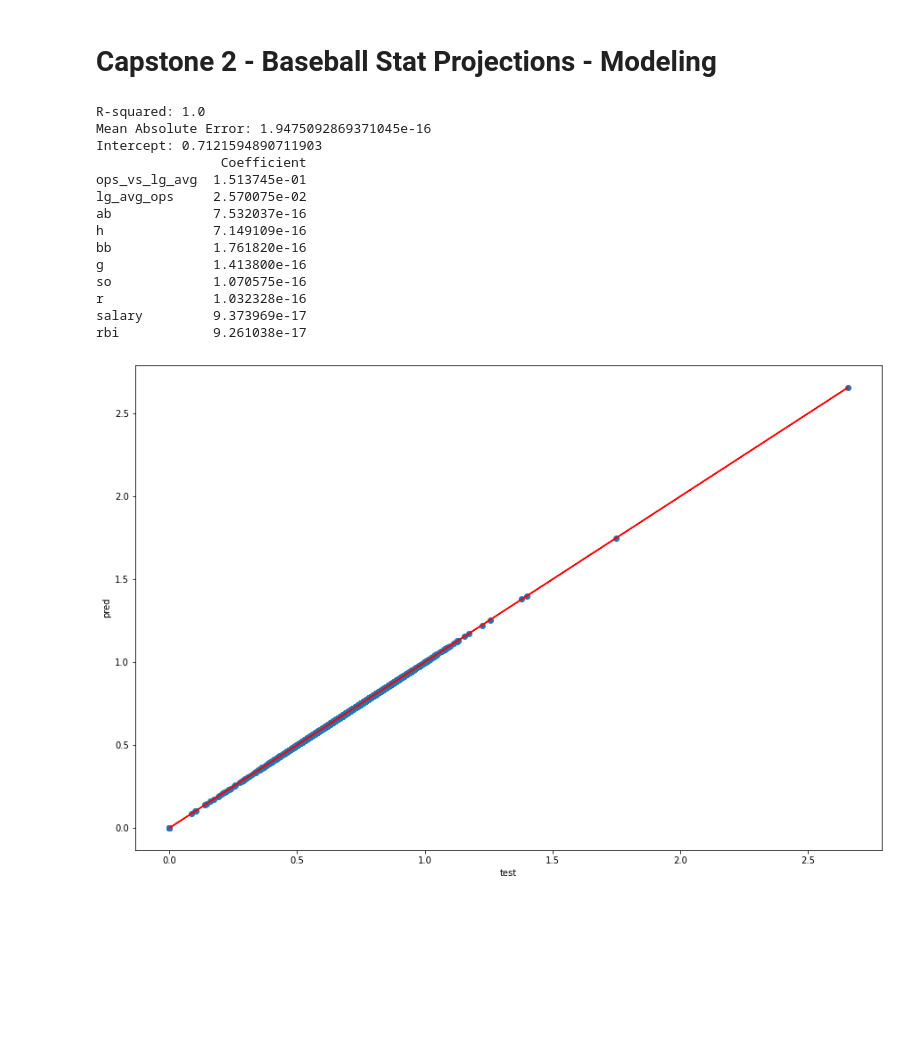
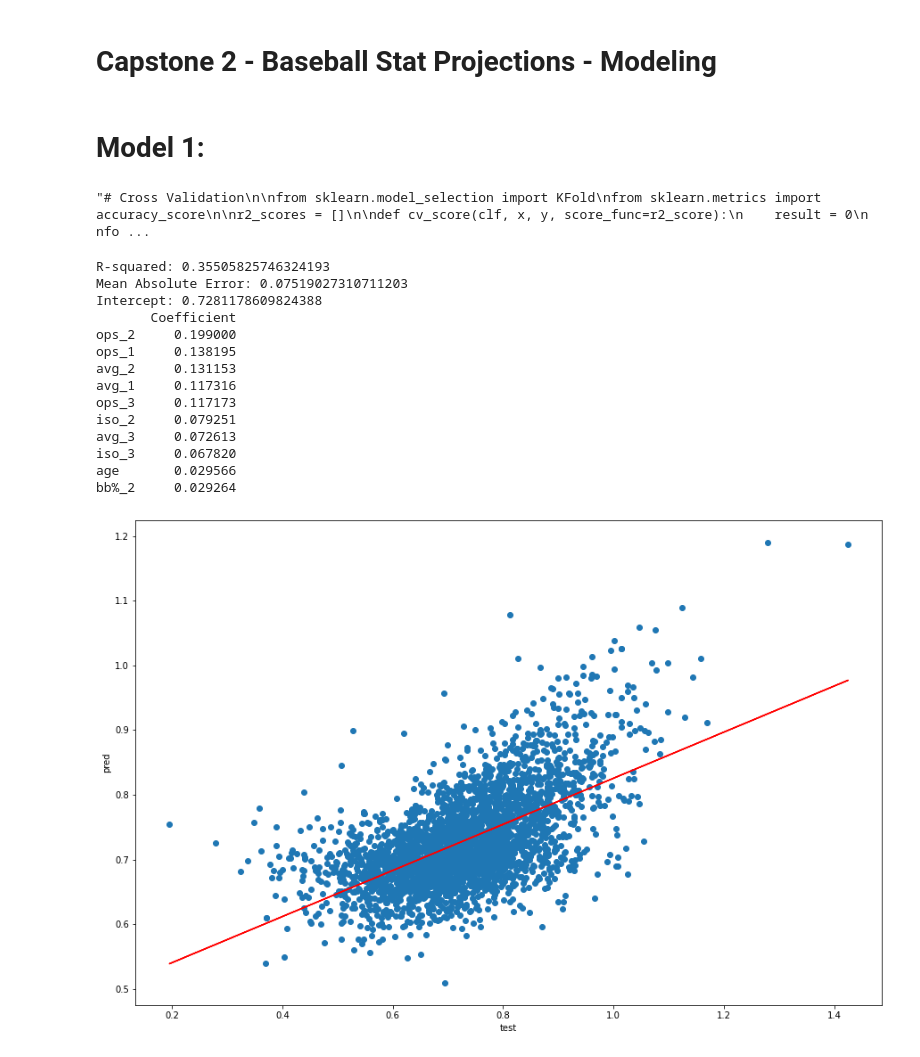
Before and after one commit to boardmjm/Capstone-Two, a Jupyter notebook: Pre-Processing & Modeling.ipynb, the cells around one changed output. Saved outputs shown, nothing was run; the diff lists cells and outputs as text; code cells hidden in the pictures; blank space fills up the shorter version.

```diff
--- a/Pre-Processing & Modeling.ipynb
+++ b/Pre-Processing & Modeling.ipynb
@@ -27,4 +27,0 @@ df.head()
-# %%
-# Remove highly correlated items to avoid multicollinearity
-df.drop(['obp', 'slg'], axis=1, inplace=True)
-df.info()
@@ -48,0 +28,7 @@ memory usage: 3.9+ MB
+# %%
+# Remove current season counting stats to avoid unrealistic dataset
+df = df.drop(['obp', 'slg', 'ops_vs_lg_avg', 'g', 'ab', 'r', 'h', 'double', 'triple', 'hr', 'rbi', \
+               'sb', 'cs', 'bb', 'so', 'ibb', 'hbp', 'sh', 'sf', 'g_idp', 'ops_vs_season_avg', \
+             'avg', 'bb%', 'k%', 'XBA%', 'hr%', 'iso', 'g_c','g_1b','g_2b','g_3b','g_ss', \
+              'g_of','g_dh'], axis=1)
+df.info()
@@ -49,6 +53,6 @@ memory usage: 3.9+ MB
 # %%
 # encode categorical features with dummy variables
 
-dfo = pd.DataFrame(df['short_prev_season'])
-df = pd.concat([df.drop(dfo, axis=1), pd.get_dummies(dfo)], axis=1)
-df
+#dfo = pd.DataFrame(df['short_prev_season'])
+#df = pd.concat([df.drop(dfo, axis=1), pd.get_dummies(dfo)], axis=1)
+#df
@@ -134,5 +128,31 @@ diff: 17.400068294284242
 # %% [markdown]
 # Capstone 2 - Baseball Stat Projections - Modeling
+# %% [markdown]
+# Model 1:
+# %%
+'''# Cross Validation
+
+from sklearn.model_selection import KFold
+from sklearn.metrics import accuracy_score
+
+r2_scores = []
+
+def cv_score(clf, x, y, score_func=r2_score):
+    result = 0
+    nfold = 5
+    for train, test in KFold(nfold).split(x): # split data into train/test groups, 5 times
+        clf.fit(x[train], y[train]) # fit
+        result += score_func(clf.predict(x[test]), y[test]) # evaluate score function on held-out data
+        r2 = score_func(clf.predict(x[test]), y[test]) # evaluate score function on held-out data
+        r2_scores.append(r2)
+    return result / nfold # average
+
+clf = LinearRegression()
+score = cv_score(clf, X_train, y_train)
+print('cross validation score:', score)
+print(r2_scores)'''
+# %% [output]
+"# Cross Validation\n\nfrom sklearn.model_selection import KFold\nfrom sklearn.metrics import accuracy_score\n\nr2_scores = []\n\ndef cv_score(clf, x, y, score_func=r2_score):\n    result = 0\n    nfo ...
 # %%
 # Model 1 - Linear Regression
 lin_reg = LinearRegression()
@@ -148,27 +168,28 @@ print('Mean Absolute Error:',mae)
 print('Intercept:', abs(model_1.intercept_))
 print(pd.DataFrame(abs(lin_reg.coef_), X.columns, columns=['Coefficient']).sort_values(by='Coefficient', ascending=False).head(10))
 # %% [output]
-R-squared: 1.0
-Mean Absolute Error: 1.9475092869371045e-16
-Intercept: 0.7121594890711903
-                Coefficient
-ops_vs_lg_avg  1.513745e-01
-lg_avg_ops     2.570075e-02
-ab             7.532037e-16
-h              7.149109e-16
-bb             1.761820e-16
-g              1.413800e-16
-so             1.070575e-16
-r              1.032328e-16
-salary         9.373969e-17
-rbi            9.261038e-17
+R-squared: 0.35505825746324193
+Mean Absolute Error: 0.07519027310711203
+Intercept: 0.7281178609824388
+       Coefficient
+ops_2     0.199000
+ops_1     0.138195
+avg_2     0.131153
+avg_1     0.117316
+ops_3     0.117173
+iso_2     0.079251
+avg_3     0.072613
+iso_3     0.067820
+age       0.029566
+bb%_2     0.029264
 # %%
+# Model 1 visual
 _ = plt.scatter(y_test, y_pred)
-_ = plt.rcParams["figure.figsize"] = (15,10)
+_ = plt.rcParams["figure.figsize"] = (5,3)
 m, p = np.polyfit(y_test, y_pred, 1)
 _ = plt.plot(y_test, m*y_test + p, color='red')
 _ = plt.xlabel('test')
 _ = plt.ylabel('pred')
 _ = plt.show()
 # %% [output]
-[figure, old version]
+[figure, new version]
```
Also changed, not shown: parts of 31 cells of this notebook.
